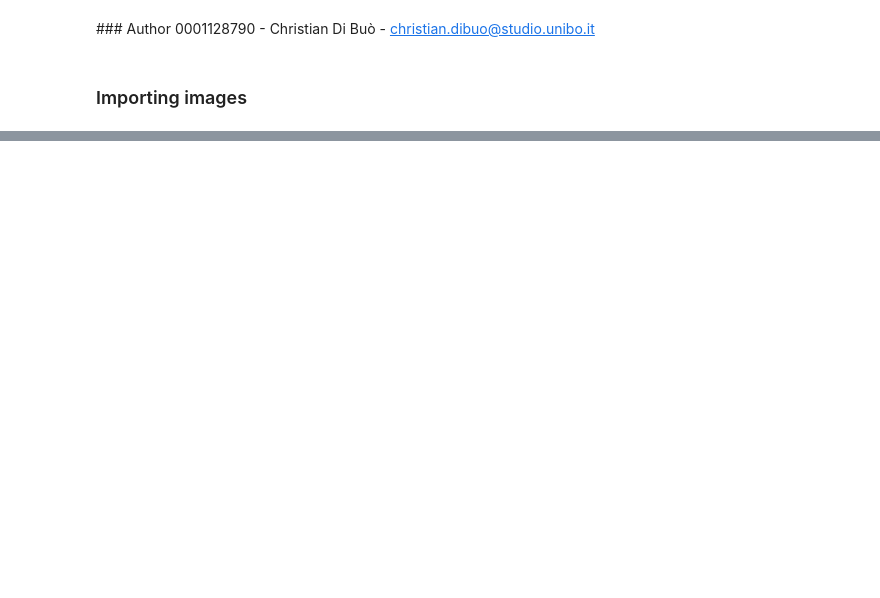
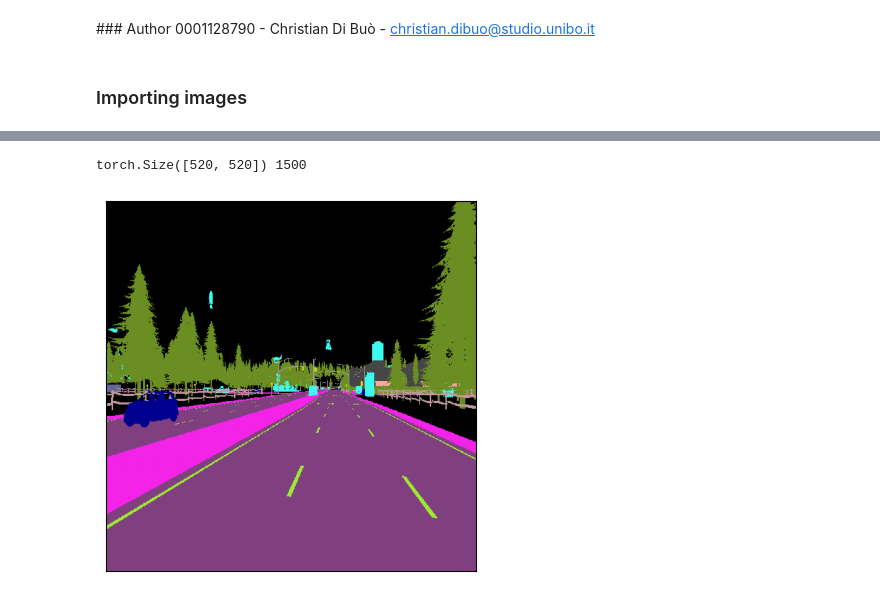
Before and after one commit to christiandibuo/ML4CV---Assignment, a Jupyter notebook: ml4cv_main.ipynb, the cells around one changed output, grey strips where cells are left out. Saved outputs shown, nothing was run; the diff lists cells and outputs as text; code cells hidden in the pictures; blank space fills up the shorter version.

```diff
--- a/ml4cv_main.ipynb
+++ b/ml4cv_main.ipynb
@@ -56,17 +79,6 @@ COLORS = np.array([
     [220, 220,   0],  # traffic sign =  12,
     [ 60, 250, 240],  # anomaly      =  13,
 ])
-
-
-def color(img_pil: str, colors: np.ndarray) -> Image.Image:
-    #img_pil = Image.open(annot_path)
-    img_np = np.array(img_pil)
-    img_new = np.zeros((720, 1280, 3))
-
-    for index, color in enumerate(colors):
-        img_new[img_np == index + 1] = color
-
-    return Image.fromarray(img_new.astype("uint8"), "RGB")
 # %%
 class StreetHazardsDataset(Dataset):
     def __init__(self, odgt_file, transform1=None, transform2=None):
@@ -105,7 +117,7 @@ class StreetHazardsDataset(Dataset):
             annotation = torch.as_tensor(transforms.functional.pil_to_tensor(annotation), dtype=torch.int64) - 1 # Make class indexes start from 0
             annotation = self.transform2(annotation).squeeze(0)
 
-        return {"pixel_values": image, "labels": annotation}
+        return {'image' : image, 'labels' : annotation}
 
 
 def visualize_annotation(annotation_img: np.ndarray|torch.Tensor, ax=None):
@@ -130,9 +142,6 @@ def visualize_scene(image: np.ndarray|torch.Tensor, ax=None):
     ax.set_xticks([])
     ax.set_yticks([])
 # %%
-from torch.utils.data import DataLoader
-
-# Define transforms
 transform1 = transforms.Compose([
     transforms.Resize((520, 520), transforms.InterpolationMode.NEAREST),
     transforms.ToTensor()
@@ -144,12 +153,17 @@ transform2 = transforms.Compose([
 
 # Create dataset instance
 train_dataset = StreetHazardsDataset(
-    odgt_file="/kaggle/input/streethazards_train/train/train.odgt",
+    odgt_file="/kaggle/input/ml4cv-data/streethazards_train/train/train.odgt",
     transform1=transform1,
     transform2=transform2
 )
 val_dataset = StreetHazardsDataset(
-    odgt_file="/kaggle/input/streethazards_train/train/validation.odgt",
+    odgt_file="/kaggle/input/ml4cv-data/streethazards_train/train/validation.odgt",
     transform1=transform1,
     transform2=transform2
 )
+test_dataset = StreetHazardsDataset(
+    odgt_file="/kaggle/input/ml4cv-data/streethazards_test/test/test.odgt",
+    transform1=transform1,
+    transform2=transform2
+)
@@ -234,0 +170,7 @@ trainer.train()
+# %%
+idx = random.randint(0, len(test_dataset))
+print(test_dataset[idx]['labels'].shape, len(test_dataset))
+visualize_annotation(test_dataset[idx]['labels'])
+# %% [output]
+torch.Size([520, 520]) 1500
+[figure, added]
```
Also changed, not shown: parts of 26 cells of this notebook.
